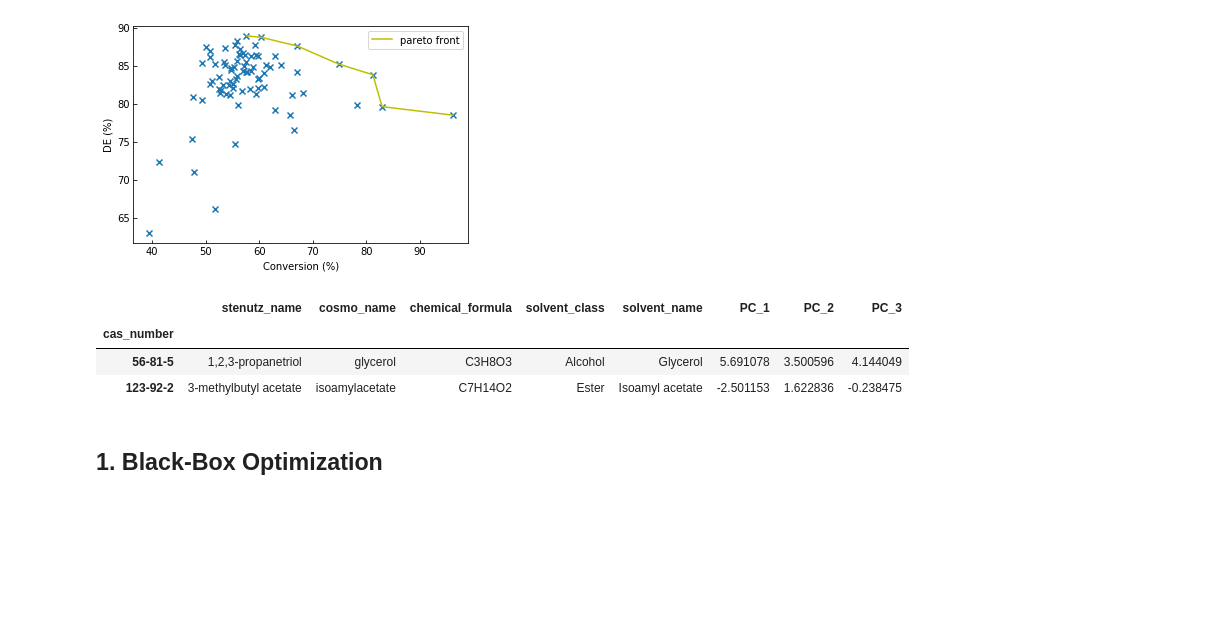
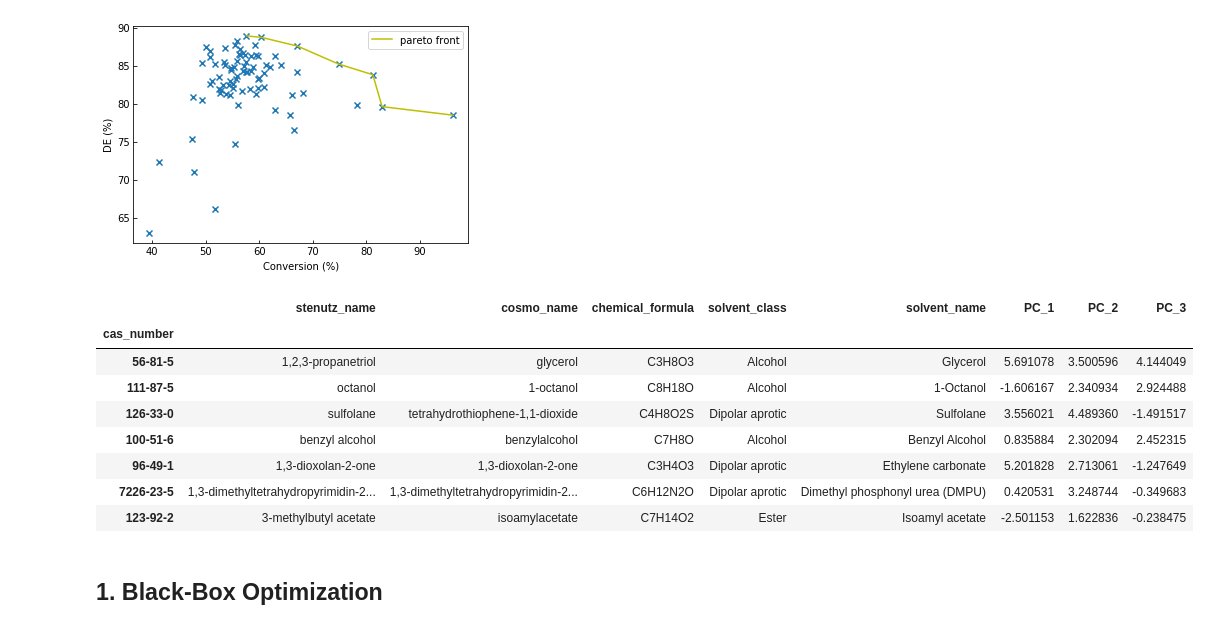
Before and after one commit to sustainable-processes/summit, a Jupyter notebook: case_studies/in_silico_studies/solvent_optimization_visualization.ipynb, the cells around one changed output. Cells and saved outputs as stored; diff of their text form; code cells hidden in the pictures; blank space fills up the shorter version.

```diff
--- a/case_studies/in_silico_studies/solvent_optimization_visualization.ipynb
+++ b/case_studies/in_silico_studies/solvent_optimization_visualization.ipynb
@@ -35,15 +36,20 @@ plt.savefig('outputs/in_silico_experiment_space.png')
 plt.savefig('outputs/in_silico_experiment_space.svg')
 # %% [output]
 [figure]
-# %%
-#Dsiplay best solvent in conversion and diasteromeric excess respectively
-max_idx = np.argmax(all_experiments, axis=0)
-solvent_ds_pcs.iloc[pareto_indices, :]
-# %% [output]
-|  | stenutz_name | cosmo_name | chemical_formula | solvent_class | solvent_name | PC_1 | PC_2 | PC_3 |
-| cas_number |  |  |  |  |  |  |  |  |
-| 56-81-5 | 1,2,3-propanetriol | glycerol | C3H8O3 | Alcohol | Glycerol | 5.691078 | 3.500596 | 4.144049 |
-| 123-92-2 | 3-methylbutyl acetate | isoamylacetate | C7H14O2 | Ester | Isoamyl acetate | -2.501153 | 1.622836 | -0.238475 |
+# %%
+#Dsiplay pareto front solvents
+solvents_pareto = solvent_ds_pcs.iloc[pareto_indices, :]
+solvents_pareto
+# %% [output]
+|  | stenutz_name | cosmo_name | chemical_formula | solvent_class | solvent_name | PC_1 | PC_2 | PC_3 |
+| cas_number |  |  |  |  |  |  |  |  |
+| 56-81-5 | 1,2,3-propanetriol | glycerol | C3H8O3 | Alcohol | Glycerol | 5.691078 | 3.500596 | 4.144049 |
+| 111-87-5 | octanol | 1-octanol | C8H18O | Alcohol | 1-Octanol | -1.606167 | 2.340934 | 2.924488 |
+| 126-33-0 | sulfolane | tetrahydrothiophene-1,1-dioxide | C4H8O2S | Dipolar aprotic | Sulfolane | 3.556021 | 4.489360 | -1.491517 |
+| 100-51-6 | benzyl alcohol | benzylalcohol | C7H8O | Alcohol | Benzyl Alcohol | 0.835884 | 2.302094 | 2.452315 |
+| 96-49-1 | 1,3-dioxolan-2-one | 1,3-dioxolan-2-one | C3H4O3 | Dipolar aprotic | Ethylene carbonate | 5.201828 | 2.713061 | -1.247649 |
+| 7226-23-5 | 1,3-dimethyltetrahydropyrimidin-2... | 1,3-dimethyltetrahydropyrimidin-2... | C6H12N2O | Dipolar aprotic | Dimethyl phosphonyl urea (DMPU) | 0.420531 | 3.248744 | -0.349683 |
+| 123-92-2 | 3-methylbutyl acetate | isoamylacetate | C7H14O2 | Ester | Isoamyl acetate | -2.501153 | 1.622836 | -0.238475 |
 # %%
 #Optimization parameters
 batch_size=8
```
Also changed, not shown: parts of 7 cells of this notebook, 14 other files.
